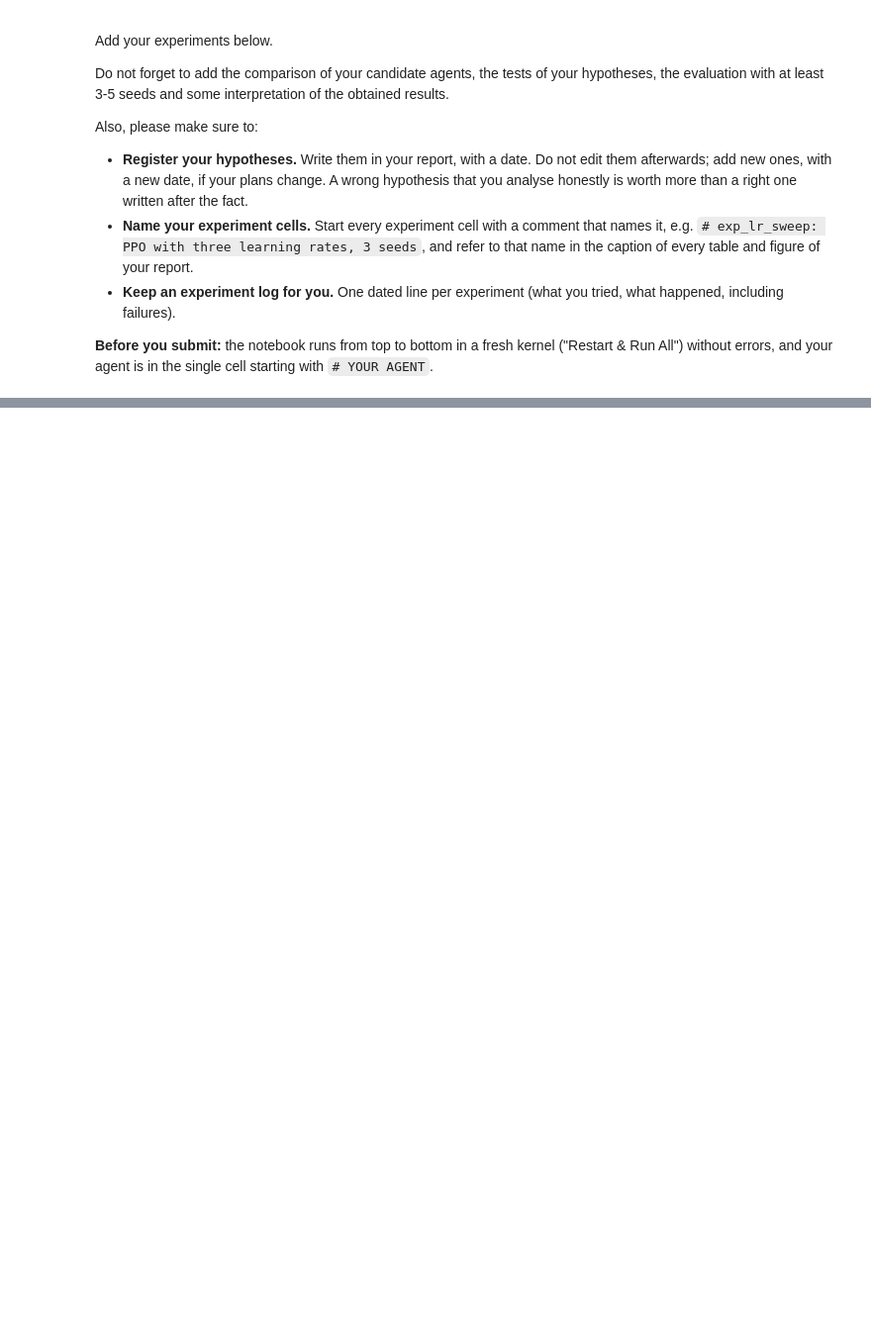
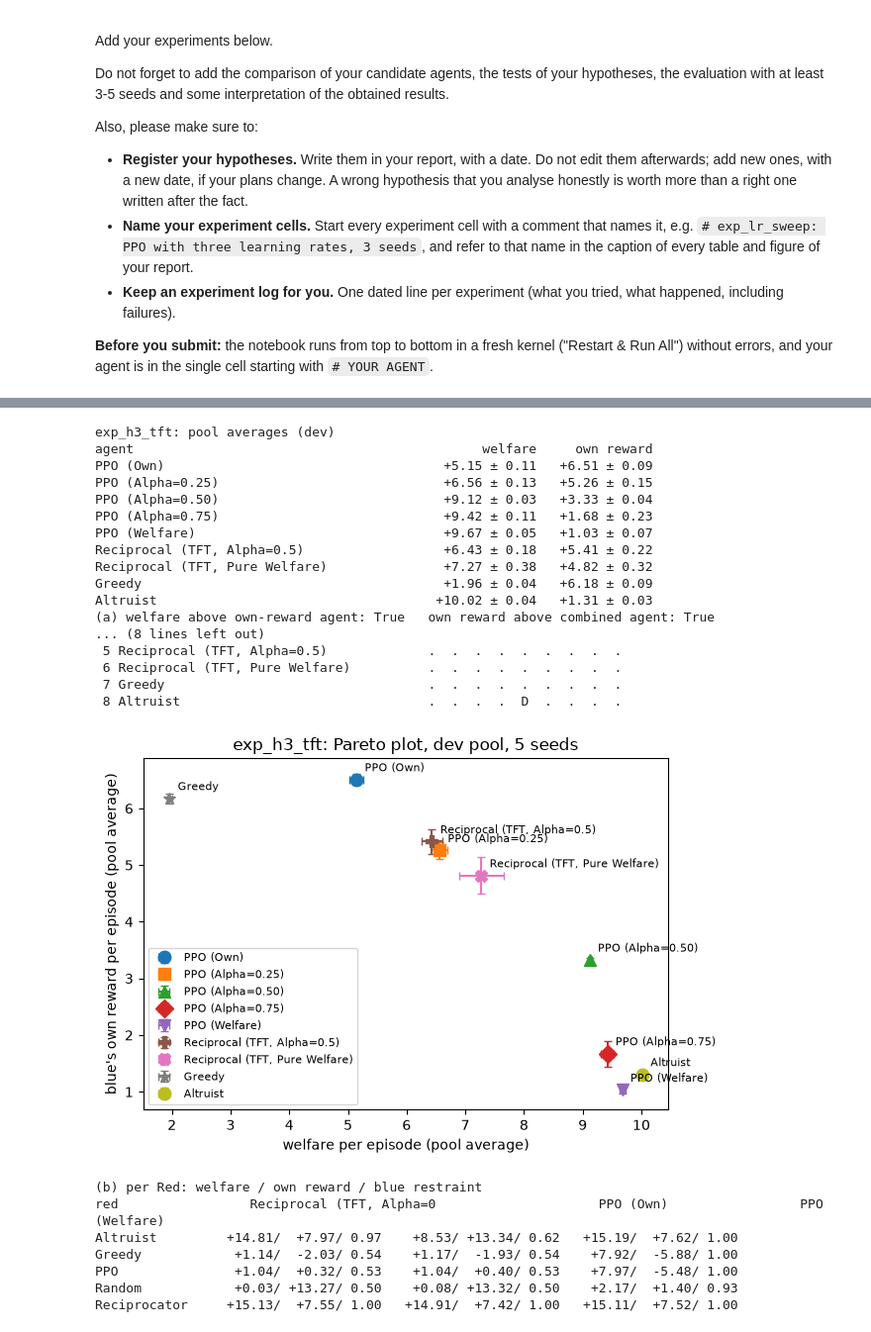
Before and after one commit to Bartva1/assignment1, a Jupyter notebook: Assignment1-baseline.ipynb, the cells around one changed output, grey strips where cells are left out. Shown at 99% size. Drawn from its saved outputs; the diff is of its cells as text; code cells hidden in the pictures; blank space fills up the shorter version.

```diff
--- a/Assignment1-baseline.ipynb
+++ b/Assignment1-baseline.ipynb
@@ -1133,0 +1195,48 @@ Reciprocal (TFT, Alpha=0.5)      blue takes red coin/ep:  5.28 | own-colour shar
+# %%
+# exp_h3_tft: tit-for-tat reward, checks of H3 (dev pool)
+tft = 'Reciprocal (TFT, Alpha=0.5)'
+h3 = ['PPO (Own)', 'PPO (Alpha=0.25)', 'PPO (Alpha=0.50)', 'PPO (Alpha=0.75)', 'PPO (Welfare)',
+      tft, 'Reciprocal (TFT, Pure Welfare)', 'Greedy', 'Altruist']
+
+summary_table(dev, h3, 'exp_h3_tft: pool averages (dev)')
+w_t, b_t, *_ = pool_mean(dev[tft])
+w_o, b_o, *_ = pool_mean(dev['PPO (Own)'])
+w_w, b_w, *_ = pool_mean(dev['PPO (Welfare)'])
+print(f'(a) welfare above own-reward agent: {w_t > w_o}   own reward above combined agent: {b_t > b_w}')
+print('(c)')
+dominance_table(dev, h3)
+plot_pareto({n: dev[n] for n in h3}, 'exp_h3_tft: Pareto plot, dev pool, 5 seeds')
+
+print('\n(b) per Red: welfare / own reward / blue restraint')
+cols = [tft, 'PPO (Own)', 'PPO (Welfare)']
+print(f'{"red":14s}' + ''.join(f'{n[:24]:>30s}' for n in cols))
+for red in dev[tft]:
+    print(f'{red:14s}' + ''.join(
+        f'{dev[n][red]["welfare"].mean():+9.2f}/{dev[n][red]["reward_blue"].mean():+7.2f}/{dev[n][red]["own_share_blue"].mean():5.2f}'
+        for n in cols))
+# %% [output]
+exp_h3_tft: pool averages (dev)
+agent                                             welfare     own reward
+PPO (Own)                                    +5.15 ± 0.11   +6.51 ± 0.09
+PPO (Alpha=0.25)                             +6.56 ± 0.13   +5.26 ± 0.15
+PPO (Alpha=0.50)                             +9.12 ± 0.03   +3.33 ± 0.04
+PPO (Alpha=0.75)                             +9.42 ± 0.11   +1.68 ± 0.23
+PPO (Welfare)                                +9.67 ± 0.05   +1.03 ± 0.07
+Reciprocal (TFT, Alpha=0.5)                  +6.43 ± 0.18   +5.41 ± 0.22
+Reciprocal (TFT, Pure Welfare)               +7.27 ± 0.38   +4.82 ± 0.32
+Greedy                                       +1.96 ± 0.04   +6.18 ± 0.09
+Altruist                                    +10.02 ± 0.04   +1.31 ± 0.03
+(a) welfare above own-reward agent: True   own reward above combined agent: True
+... (8 lines left out)
+ 5 Reciprocal (TFT, Alpha=0.5)             .  .  .  .  .  .  .  .  .
+ 6 Reciprocal (TFT, Pure Welfare)          .  .  .  .  .  .  .  .  .
+ 7 Greedy                                  .  .  .  .  .  .  .  .  .
+ 8 Altruist                                .  .  .  .  D  .  .  .  .
+[figure, added]
+(b) per Red: welfare / own reward / blue restraint
+red                 Reciprocal (TFT, Alpha=0                     PPO (Own)                 PPO (Welfare)
+Altruist         +14.81/  +7.97/ 0.97    +8.53/ +13.34/ 0.62   +15.19/  +7.62/ 1.00
+Greedy            +1.14/  -2.03/ 0.54    +1.17/  -1.93/ 0.54    +7.92/  -5.88/ 1.00
+PPO               +1.04/  +0.32/ 0.53    +1.04/  +0.40/ 0.53    +7.97/  -5.48/ 1.00
+Random            +0.03/ +13.27/ 0.50    +0.08/ +13.32/ 0.50    +2.17/  +1.40/ 0.93
+Reciprocator     +15.13/  +7.55/ 1.00   +14.91/  +7.42/ 1.00   +15.11/  +7.52/ 1.00
```
Also changed, not shown: parts of 15 cells of this notebook.
